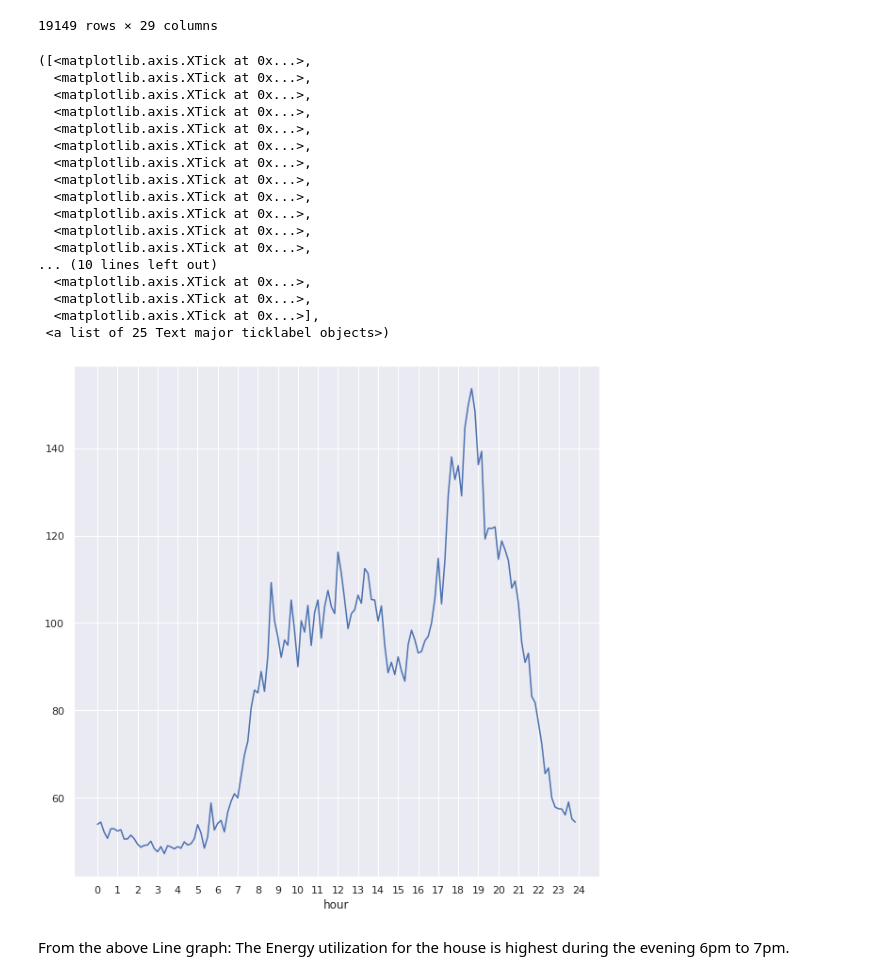
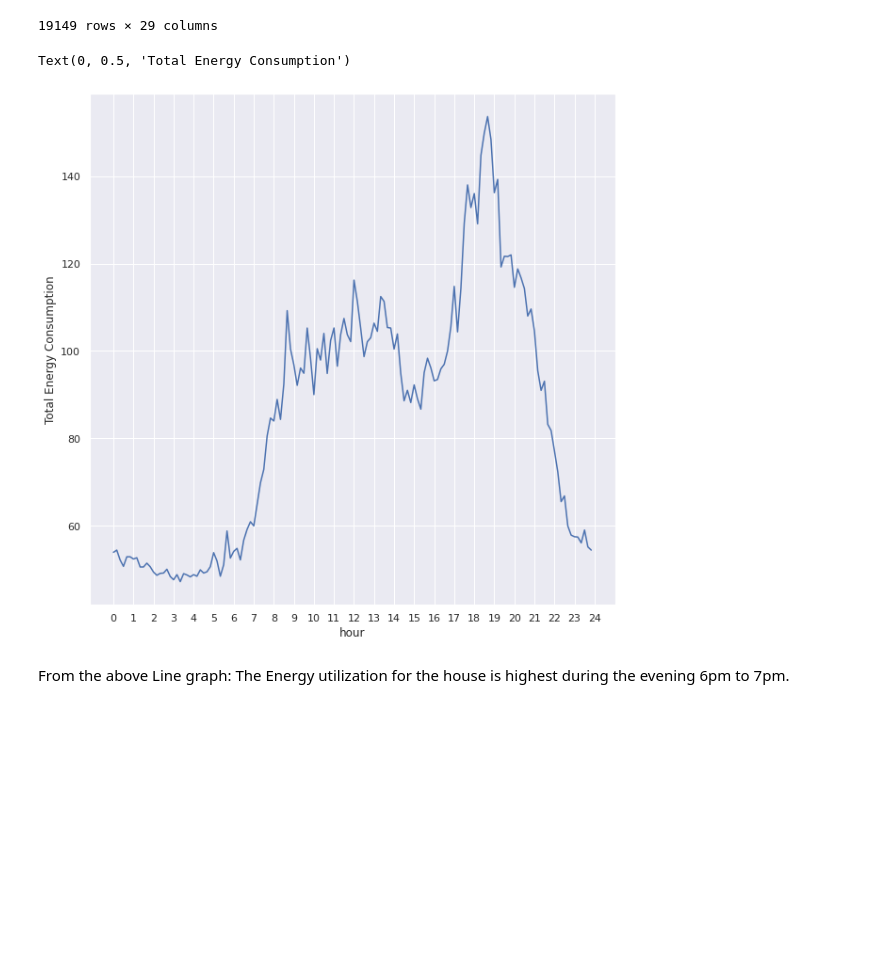
Before and after one commit to Srijan-Rai/Appliane-Energy-Prediction, a Jupyter notebook: ApplianceEnergyPrediction.ipynb, the cells around one changed output. Saved outputs shown, nothing was run; the diff lists cells and outputs as text; code cells hidden in the pictures; blank space fills up the shorter version.

```diff
--- a/ApplianceEnergyPrediction.ipynb
+++ b/ApplianceEnergyPrediction.ipynb
@@ -320,27 +320,12 @@ df
 # %%
 plt.figure(figsize=(10,10))
 df.groupby("hour")["Appliances"].mean().plot()
 sns.set_theme(style = "darkgrid")
 plt.xticks(list(range(0, 25)))
+plt.ylabel("Total Energy Consumption")
 # %% [output]
-([<matplotlib.axis.XTick at 0x...>,
-  <matplotlib.axis.XTick at 0x...>,
-  <matplotlib.axis.XTick at 0x...>,
-  <matplotlib.axis.XTick at 0x...>,
-  <matplotlib.axis.XTick at 0x...>,
-  <matplotlib.axis.XTick at 0x...>,
-  <matplotlib.axis.XTick at 0x...>,
-  <matplotlib.axis.XTick at 0x...>,
-  <matplotlib.axis.XTick at 0x...>,
-  <matplotlib.axis.XTick at 0x...>,
-  <matplotlib.axis.XTick at 0x...>,
-  <matplotlib.axis.XTick at 0x...>,
-... (10 lines left out)
-  <matplotlib.axis.XTick at 0x...>,
-  <matplotlib.axis.XTick at 0x...>,
-  <matplotlib.axis.XTick at 0x...>],
- <a list of 25 Text major ticklabel objects>)
+Text(0, 0.5, 'Total Energy Consumption')
-[figure, old version]
+[figure, new version]
 # %% [markdown]
 From the above Line graph:
 The Energy utilization for the house is highest during the evening 6pm to 7pm.
```
